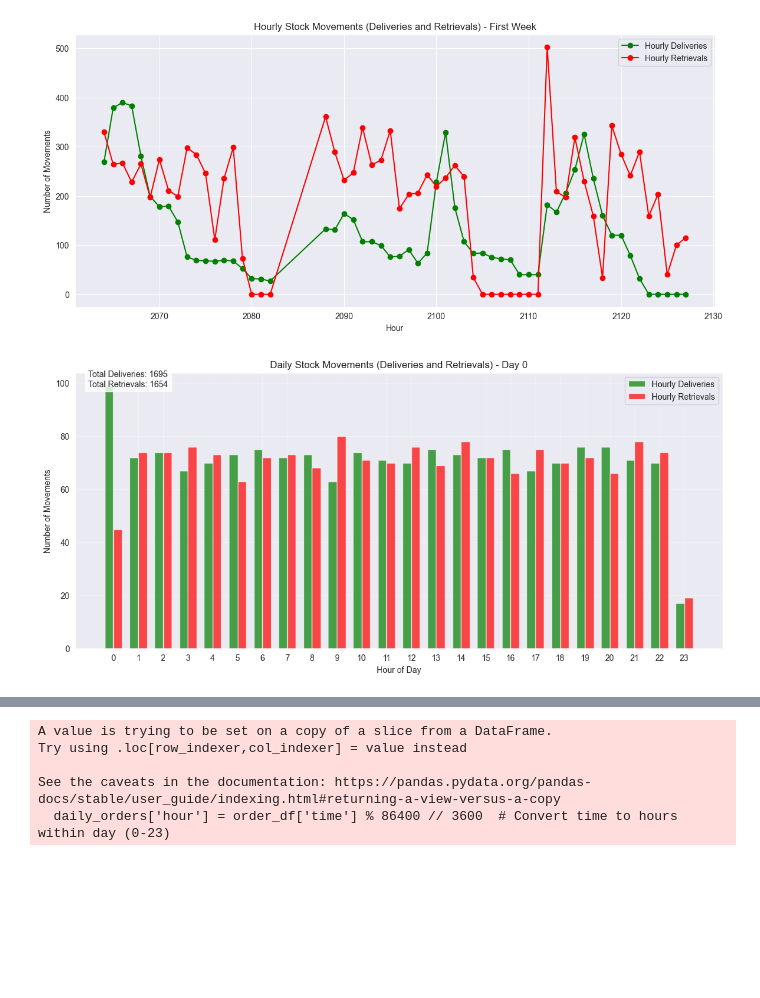
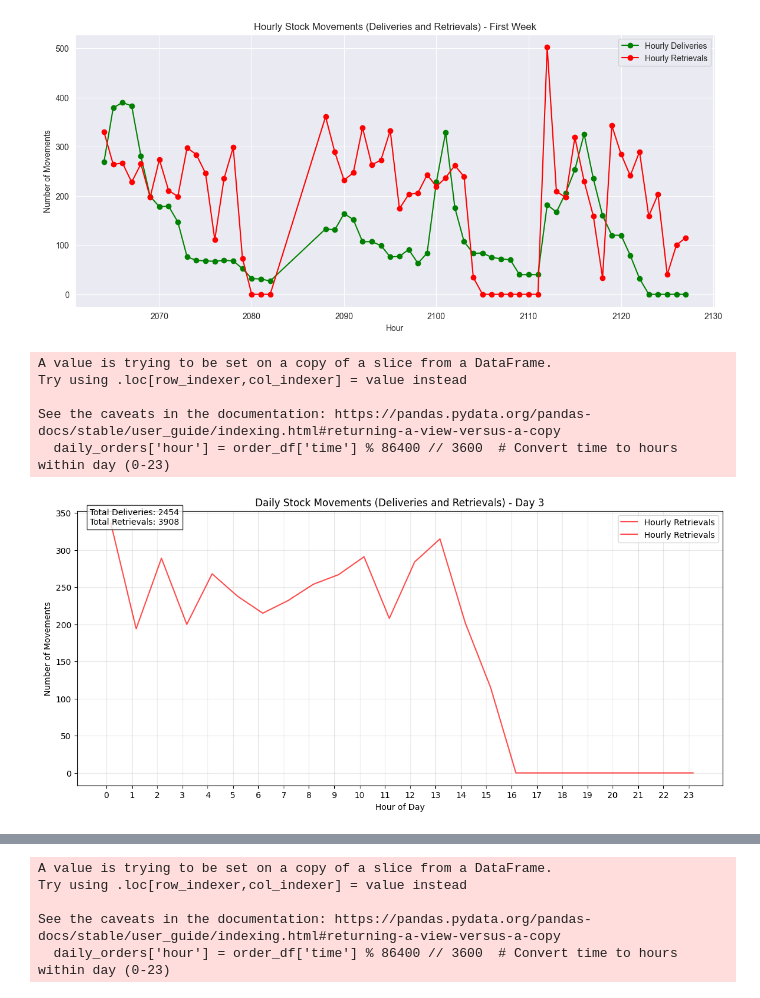
Before and after one commit to j4n1k/slapstack-battery-management, a Jupyter notebook: experiments/layout.ipynb, the cells around one changed output, grey strips where cells are left out. Cells and saved outputs as stored; diff of their text form; code cells hidden in the pictures; blank space fills up the shorter version.

```diff
--- a/experiments/layout.ipynb
+++ b/experiments/layout.ipynb
@@ -179,3 +9,3 @@ queue_factor
 # %%
-orders = json.load(open("../1_environment/slapstack/slapstack/use_cases/mini_slap/2_orders.json"))
-initial_fill = json.load(open("../1_environment/slapstack/slapstack/use_cases/mini_slap/3_initial_fill_lvl.json"))
+orders = json.load(open("../1_environment/slapstack/slapstack/use_cases/wepastacks_bm/2_orders.json"))
+initial_fill = json.load(open("../1_environment/slapstack/slapstack/use_cases/wepastacks_bm/3_initial_fill_lvl.json"))
@@ -419,9 +281,9 @@ def visualize_daily_stock_movements(daily_fill_levels, order_df, day=1):
     x = range(24)
     width = 0.35
 
-    plt.bar([i - width/2 for i in x], hourly_delivery_movements, width,
-            label="Hourly Deliveries", color='g', alpha=0.7)
-    plt.bar([i + width/2 for i in x], hourly_retrieval_movements, width,
+    # plt.bar([i - width/2 for i in x], hourly_delivery_movements, width,
+    #         label="Hourly Deliveries", color='g', alpha=0.7)
+    plt.plot([i + width/2 for i in x], hourly_retrieval_movements, width,
             label="Hourly Retrievals", color='r', alpha=0.7)
 
     plt.title(f"Daily Stock Movements (Deliveries and Retrievals) - Day {day}")
@@ -450,6 +312,11 @@ def visualize_daily_stock_movements(daily_fill_levels, order_df, day=1):
     }
 daily_fill_levels, daily_changes, order_df = process_orders_by_day(orders, initial_fill)
 # %%
-daily_stats = visualize_daily_stock_movements(daily_fill_levels, order_df, day=0)
+daily_stats = visualize_daily_stock_movements(daily_fill_levels, order_df, day=3)
 # %% [output]
+A value is trying to be set on a copy of a slice from a DataFrame.
+Try using .loc[row_indexer,col_indexer] = value instead
+
+See the caveats in the documentation: https://pandas.pydata.org/pandas-docs/stable/user_guide/indexing.html#returning-a-view-versus-a-copy
+  daily_orders['hour'] = order_df['time'] % 86400 // 3600  # Convert time to hours within day (0-23)
-[figure, old version]
+[figure, new version]
```
Also changed, not shown: parts of 17 cells of this notebook, 18 other files.
